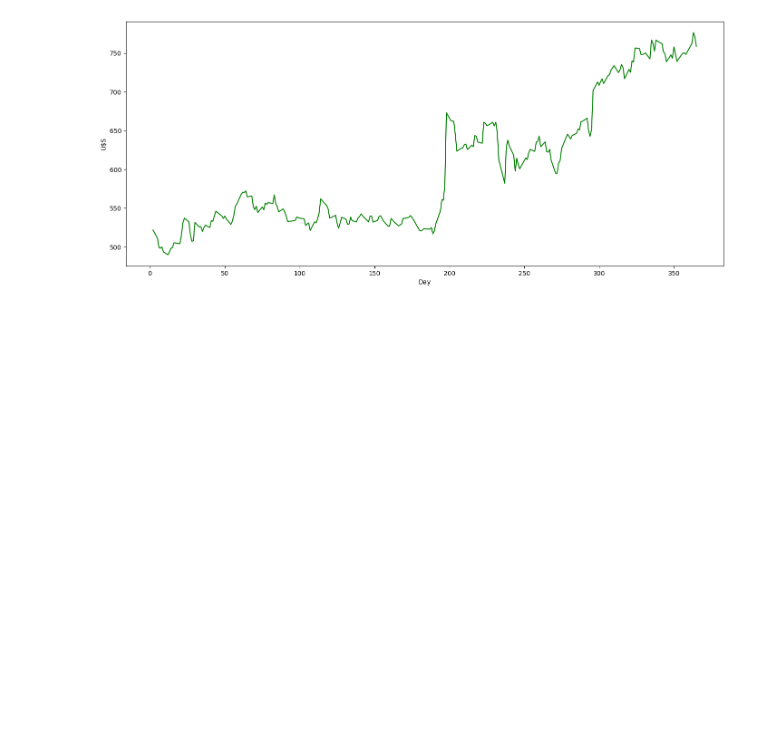
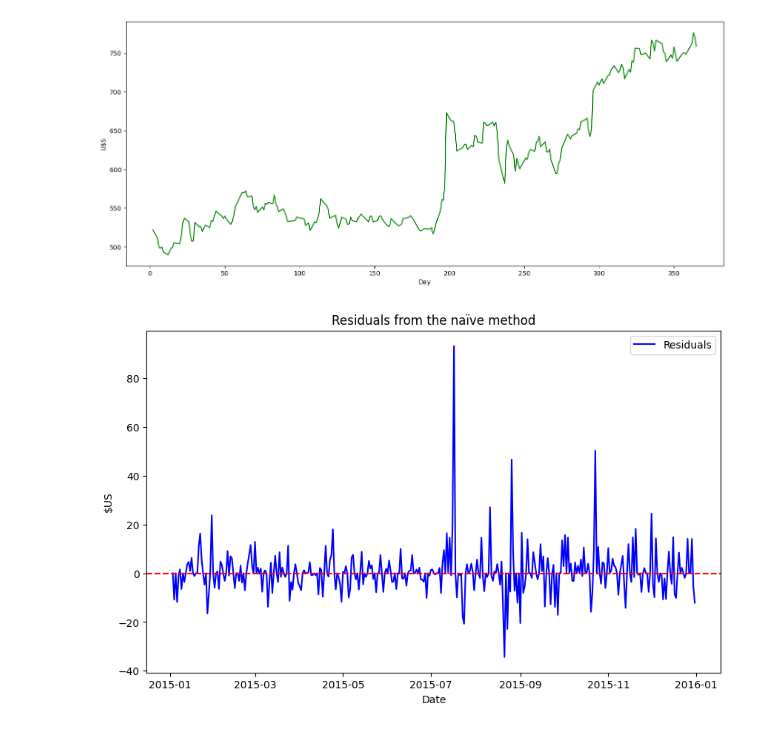
Before and after one commit to DavidGuzzi/TSA, a Jupyter notebook: Forecasting Principles and Practice 3rd/2/5.ipynb, the cells around one changed output. Cells and saved outputs as stored; diff of their text form; code cells hidden in the pictures; blank space fills up the shorter version.

```diff
--- a/Forecasting Principles and Practice 3rd/2/5.ipynb
+++ b/Forecasting Principles and Practice 3rd/2/5.ipynb
@@ -372,3 +372,38 @@ ax.set_ylabel('U$S')
 plt.show()
 # %% [output]
 [figure]
+# %%
+import pandas as pd
+import numpy as np
+import matplotlib.pyplot as plt
+from sktime.forecasting.naive import NaiveForecaster
+from sktime.utils.plotting import plot_series
+
+google_15 = google_15.set_index('date')
+google_15 = google_15.asfreq('D', method='nearest')
+
+# Crear el NaiveForecaster
+naive_forecaster = NaiveForecaster(strategy="last", sp=365)  # sp=1 para la previsión naive
+naive_forecaster.fit(google_15['Close'])
+
+# Realizar predicciones y calcular residuos
+forecast_horizon = len(google_15)  # Para predecir todo el rango de datos
+predictions = naive_forecaster.predict(fh=np.arange(1, forecast_horizon + 1))
+
+# Calcular residuos
+residuals = google_15['Close'].values - predictions.values
+
+# Crear DataFrame de residuos
+aug = pd.DataFrame({'residuals': residuals}, index=google_15.index)
+
+# Graficar residuos
+plt.figure(figsize=(10, 6))
+plt.plot(aug.index, aug['residuals'], label='Residuals', color='blue')
+plt.axhline(0, color='red', linestyle='--')  # Línea horizontal en y=0
+plt.xlabel('Date')
+plt.ylabel('$US')
+plt.title('Residuals from the naïve method')
+plt.legend()
+plt.show()
+# %% [output]
+[figure, added]
```
